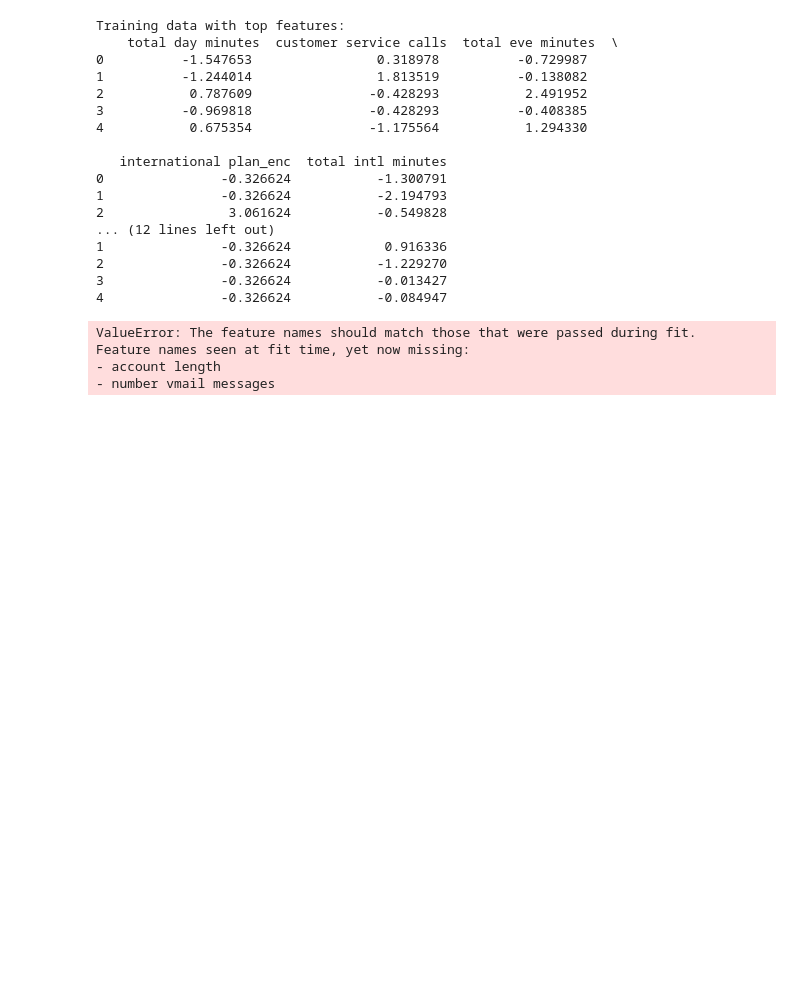
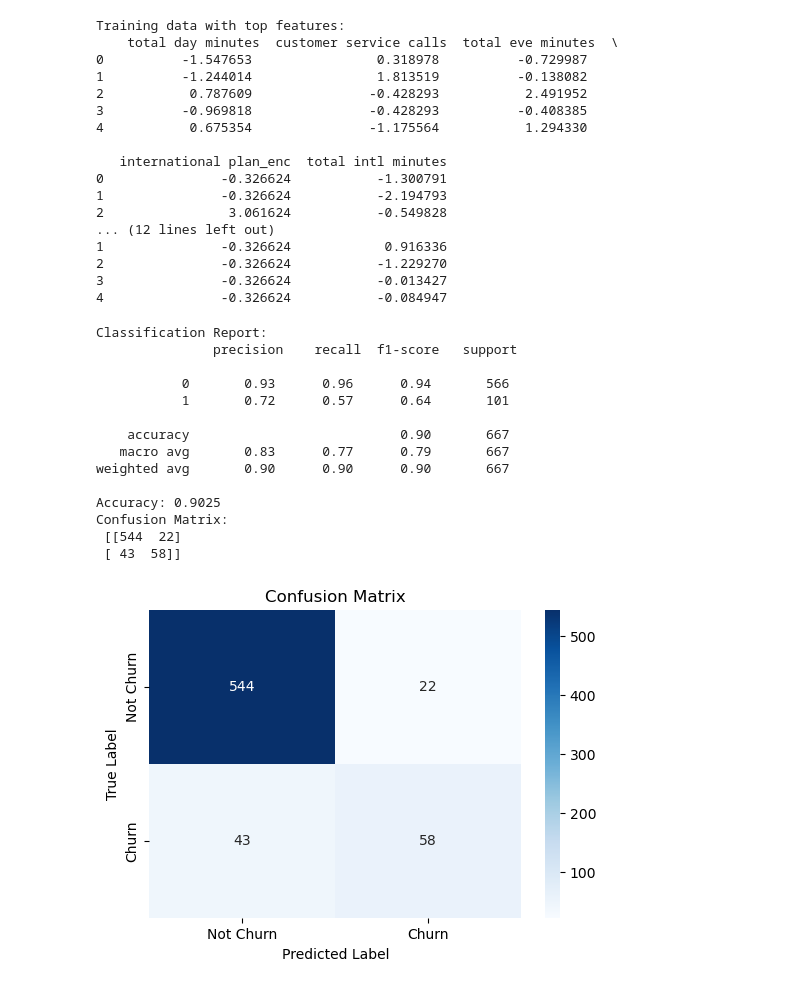
Before and after one commit to FildaKim/Churn-in-Telecoms-Project, a Jupyter notebook: index.ipynb, the cells around one changed output. Cells and saved outputs as stored; diff of their text form; code cells hidden in the pictures; blank space fills up the shorter version.

```diff
--- a/index.ipynb
+++ b/index.ipynb
@@ -253,28 +254,46 @@ Training data with top features:
 # %%
 from sklearn.metrics import classification_report, confusion_matrix, accuracy_score
 
+# Retrain the Model on Top Features
+rf_top = RandomForestClassifier(random_state=42)
+rf_top.fit(X_train_top, y_train_encoded)
+
 # Make predictions on the test set
-y_pred = rf.predict(X_test_top)
+y_pred = rf_top.predict(X_test_top)
 
 # Print classification report
 print("Classification Report:\n", classification_report(y_test_encoded, y_pred))
 
 # Print accuracy score
 accuracy = accuracy_score(y_test_encoded, y_pred)
 print(f"Accuracy: {accuracy:.4f}")
 
 # Confusion matrix
 conf_matrix = confusion_matrix(y_test_encoded, y_pred)
 print("Confusion Matrix:\n", conf_matrix)
 
 # Plot confusion matrix
-sns.heatmap(conf_matrix, annot=True, fmt='d', cmap='Blues', xticklabels=label_encoder.classes_, yticklabels=label_encoder.classes_)
+plt.figure(figsize=(6, 4))  # Set figure size
+sns.heatmap(conf_matrix, annot=True, fmt='d', cmap='Blues',
+            xticklabels=['Not Churn', 'Churn'],
+            yticklabels=['Not Churn', 'Churn'])  # Replace labels for clarity
 plt.title("Confusion Matrix")
-plt.xlabel("Predicted")
-plt.ylabel("Actual")
+plt.xlabel("Predicted Label")
+plt.ylabel("True Label")
 plt.show()
 # %% [output]
-ValueError: The feature names should match those that were passed during fit.
-Feature names seen at fit time, yet now missing:
-- account length
-- number vmail messages
+Classification Report:
+               precision    recall  f1-score   support
+
+           0       0.93      0.96      0.94       566
+           1       0.72      0.57      0.64       101
+
+    accuracy                           0.90       667
+   macro avg       0.83      0.77      0.79       667
+weighted avg       0.90      0.90      0.90       667
+
+Accuracy: 0.9025
+Confusion Matrix:
+ [[544  22]
+ [ 43  58]]
+[figure, added]
```
Also changed, not shown: parts of 1 cell of this notebook.
